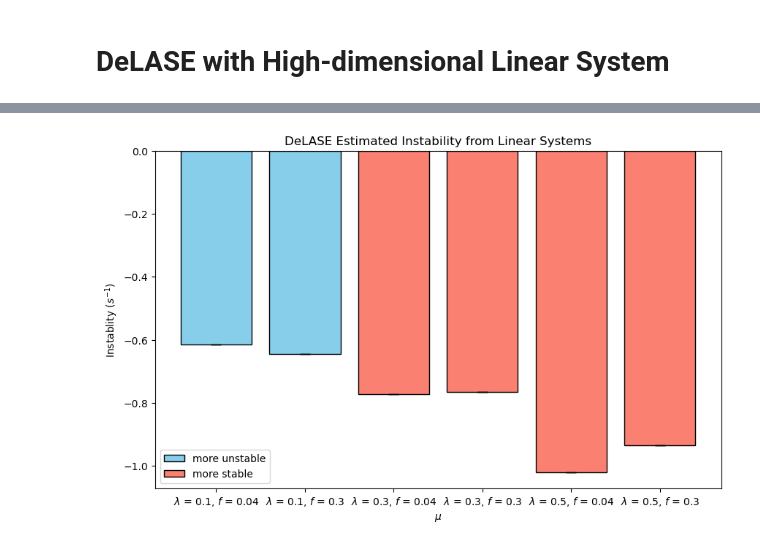
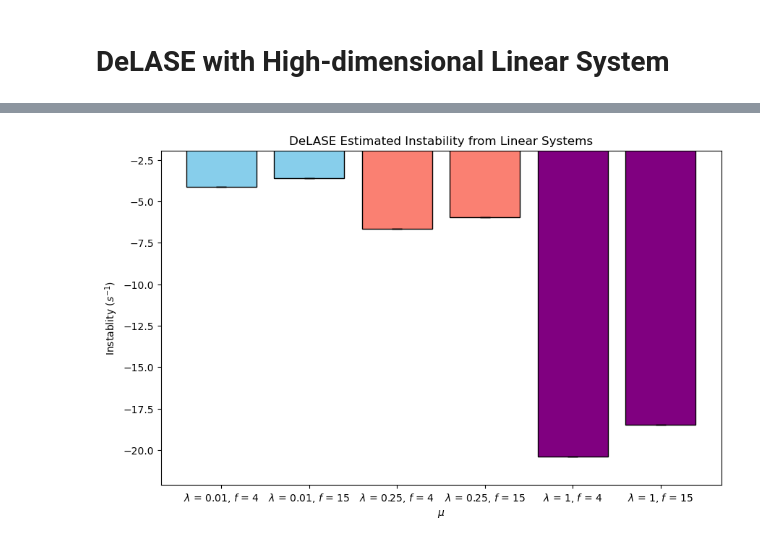
Before and after one commit to adamjeisen/UniversalUnconsciousness, a Jupyter notebook: _jupyter/Testing/2024-06-06 - Testing Oscillatory Systems.ipynb, the cells around one changed output, grey strips where cells are left out. Cells and saved outputs as stored; diff of their text form; code cells hidden in the pictures.

```diff
--- a/_jupyter/Testing/2024-06-06 - Testing Oscillatory Systems.ipynb
+++ b/_jupyter/Testing/2024-06-06 - Testing Oscillatory Systems.ipynb
@@ -427,7 +443,7 @@ for num_traj, delase_results in enumerate(all_delase_results):
         # stab_means[num_traj, ind] = stab_params[:int(0.1*len(stab_params))].mean()
         # stab_means[num_traj, ind] = stab_params[:2].mean()
         # print(int(0.2*len(stab_params)))
-        stab_means[num_traj, ind] = stab_params[:int(0.2*len(stab_params))].mean()
+        stab_means[num_traj, ind] = stab_params[:int(0.1*len(stab_params))].mean()
 
 # Create the scatter plot with error bars
 mean_vals = stab_means.mean(axis=0)
@@ -553,2 +547,0 @@ n = 50
-# %%
-x, t_eval = simulate_system_hd(decay_rate, freq, n, t_span, dt, num_trajs, noise_scale)
@@ -664,7 +627,7 @@ iterator = tqdm(total=len(decay_rates)*len(freqs))
 
 for decay_rate in decay_rates:
     for freq in freqs:
-        x, t_eval = simulate_system_hd(decay_rate, freq, n, t_span, dt, num_trajs, noise_scale, time_scaling, verbose=True)
+        x, t_eval = simulate_system_hd(decay_rate, freq, n, t_span, dt, num_trajs, noise_scale, time_scaling, max_decay, min_decay, init_scale, verbose=True)
         trajectories[(decay_rate, freq)] = x + np.random.randn(*x.shape)*obs_noise
         iterator.update()
 iterator.close()
@@ -785,7 +759,8 @@ iterator.close()
 pairs_to_use = [(dr, f) for dr, f in itt.product(decay_rates, freqs)]
 # %%
 aic_mat = np.zeros((len(n_delays_vals), len(rank_vals)))
-for num_traj in range(num_trajs):
+# for num_traj in range(num_trajs):
+for num_traj in trajs_to_process:
     delase_results = all_delase_results[num_traj]
     for decay_rate in decay_rates:
         for freq in freqs:
@@ -799,9 +774,11 @@ rank = rank_vals[j]
 plt.imshow(aic_mat)
 plt.scatter(j, i, c='r')
 plt.xticks(np.arange(len(rank_vals)), rank_vals)
+plt.yticks(np.arange(len(n_delays_vals)), n_delays_vals)
 plt.show()
 
-for num_traj in range(num_trajs):
+# for num_traj in range(num_trajs):
+for num_traj in trajs_to_process:
     for decay_rate in decay_rates:
         for freq in freqs:
             if (decay_rate, freq) in pairs_to_use:
@@ -811,20 +788,12 @@ for num_traj in range(num_trajs):
                 x = x[num_traj, ::subsample]
                 x = x[:, indices]
 
-                transient = int(x.shape[0]*0.33)
-                # transient = 0
-                # train_inds = np.arange(transient, transient + int((x.shape[0] - transient)*0.7))
-                # test_inds = np.arange(transient + int((x.shape[0] - transient)*0.7), x.shape[0])
-                train_inds = np.arange(transient, 2*transient)
-                test_inds = np.arange(2*transient, x.shape[0])
-
                 # n_delays, rank = parameters[num_traj]
 
-                delase = DeLASE(x[train_inds], n_delays = n_delays, rank=rank, dt=dt*time_scaling*subsample, device='cuda', max_freq=max_freq, max_unstable_freq=max_freq)
+                delase = DeLASE(x[train_inds], n_delays = n_delays, rank=rank, dt=dt*subsample, device='cuda', max_freq=max_freq, max_unstable_freq=max_freq)
                 delase.fit()
                 delase.to('cpu')
                 preds = delase.DMD.predict(x[test_inds])
-
                 all_delase_results[num_traj][(decay_rate, freq)] = all_delase_results[num_traj][(decay_rate, freq)] | dict(delase=delase, n_delays=n_delays, rank=rank)
 
     # for mu in mus[:-1]:
@@ -840,37 +812,49 @@ plt.figure(figsize=(10, 6))
 stab_means = np.zeros((num_trajs, len(pairs_to_use)))
 
 for num_traj, delase_results in enumerate(all_delase_results):
     labels = []
     for ind, (decay_rate, freq) in enumerate(pairs_to_use):
         stab_params = delase_results[(decay_rate, freq)]['delase'].stability_params
-        stab_means[num_traj, ind] = stab_params[:int(0.1*len(stab_params))].mean()
+        # stab_means[num_traj, ind] = stab_params[:int(0.1*len(stab_params))].mean()
+        stab_means[num_traj, ind] = stab_params[:2].mean()
 
 # Create the scatter plot with error bars
+# TRAJECTORY 3 ALREADY CONVERGED
+# plot_inds = np.array([i for i in np.arange(num_trajs) if i != 3])
+# mean_vals = stab_means[plot_inds].mean(axis=0)
+# se_vals = stab_means[plot_inds].std(axis=0)/np.sqrt(stab_means.shape[0])
 mean_vals = stab_means.mean(axis=0)
 se_vals = stab_means.std(axis=0)/np.sqrt(stab_means.shape[0])
 
 # plt.errorbar(np.arange(len(pairs_to_use)), mean_vals, yerr=se_vals, fmt='o', ecolor='r', capsize=5)
-color_dict = {decay_rate'skyblue'
-colors = ['skyblue' if decay_rate == np.min(decay_rates) else 'salmon' for decay_rate, freq in pairs_to_use]
+sorted_rates = np.sort(decay_rates)
+color_dict = {sorted_rates[0]: 'skyblue', sorted_rates[1]: 'salmon', sorted_rates[2]: 'purple'}
+# color_dict = {sorted_rates[0]: 'skyblue', sorted_rates[1]: 'salmon'}
+colors = [color_dict[decay_rate] for decay_rate, freq in pairs_to_use]
 plt.bar(np.arange(len(pairs_to_use)), mean_vals, yerr=se_vals, capsize=5, color=colors, edgecolor='black')
 plt.xticks(np.arange(len(pairs_to_use)), [fr"$\lambda$ = {decay_rate}, $f$ = {freq}" for decay_rate, freq in pairs_to_use])
+
+
+ymin = np.min(mean_vals - se_vals)
+ymax = np.max(mean_vals + se_vals)
+plt.ylim(ymin - (ymax - ymin)*0.1, ymax + (ymax - ymin)*0.1)
 
 plt.xlabel("$\mu$")
 plt.ylabel("Instablity ($s^{-1}$)")
 
 plt.title("DeLASE Estimated Instability from Linear Systems")
 
 # Create legend
 # legend_labels = {'more unstable': 'more unstable', 'more stable': 'more stable'}
 # legend_handles = [plt.Rectangle((0,0),1,1, color='skyblue', ec='black', lw=1, label=legend_labels['more unstable']),
 #                   plt.Rectangle((0,0),1,1, color='salmon', ec='black', lw=1, label=legend_labels['more stable'])]
 # plt.legend(handles=legend_handles, loc='lower left')
 
 # Display the plot
 # clear_axes(plt.gca())
 plt.show()
 # %% [output]
-[figure, old version]
+[figure, new version]
 # %%
 top_percent = 0.1
 
```
Also changed, not shown: parts of 19 cells of this notebook, 29 other files.
